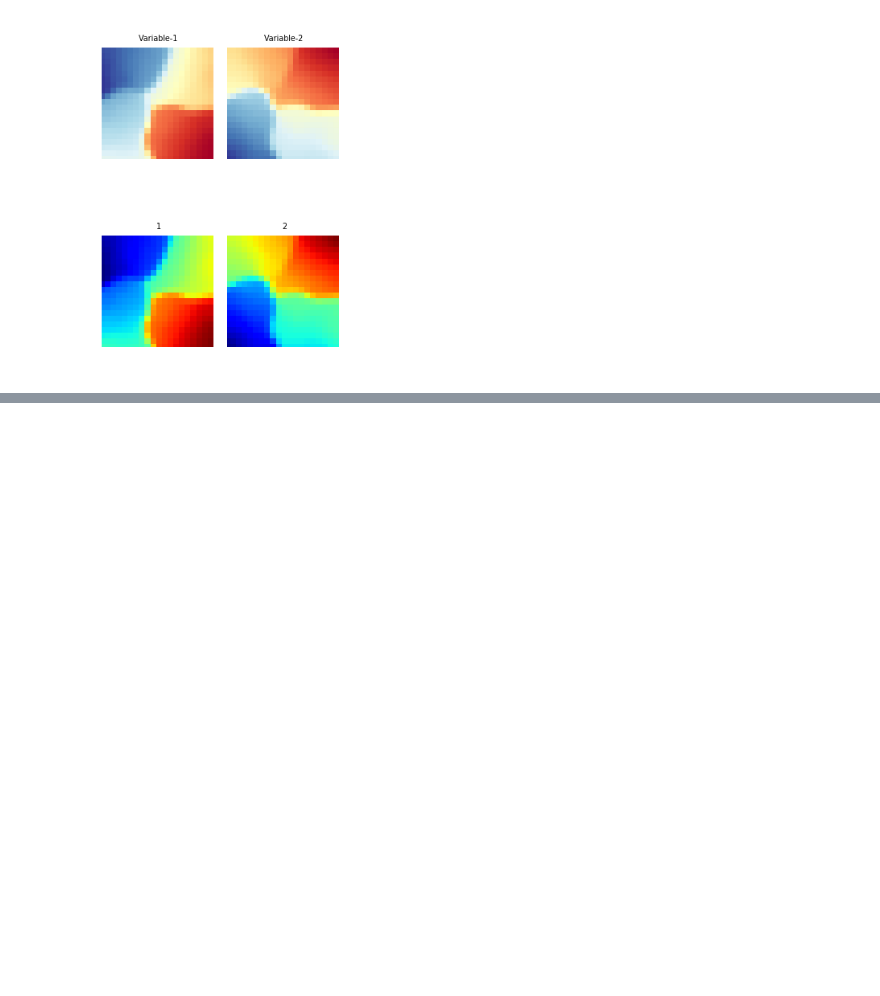
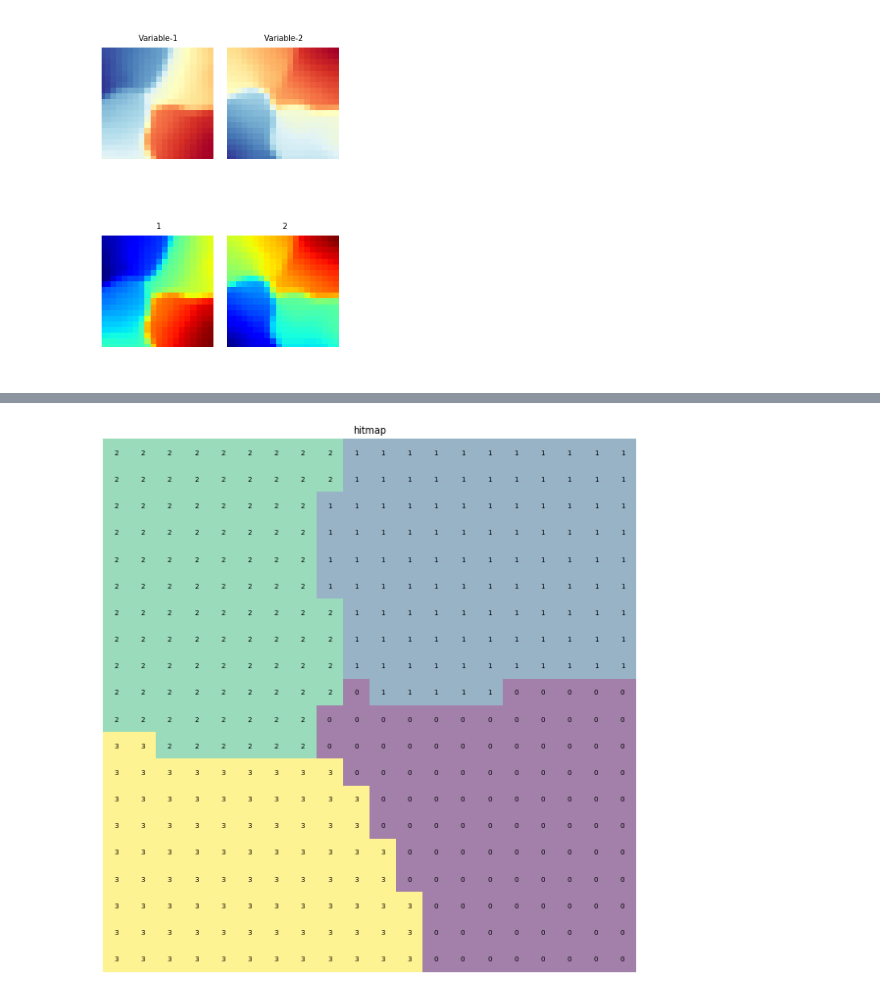
Before and after one commit to GAnagno/Dimensionality-Reduction, a Jupyter notebook: SOMPY.ipynb, the cells around one changed output, grey strips where cells are left out. Drawn from its saved outputs; the diff is of its cells as text; code cells hidden in the pictures; blank space fills up the shorter version.

```diff
--- a/SOMPY.ipynb
+++ b/SOMPY.ipynb
@@ -55,0 +78,5 @@ v.show(som, what='codebook', which_dim='all', cmap='jet', col_sz=6) #which_dim='
+# %%
+h = sompy.hitmap.HitMapView(10, 10, 'hitmap', text_size=8, show_text=True)
+h.show(som)
+# %% [output]
+[figure, added]
```
Also changed, not shown: parts of 10 cells of this notebook.
